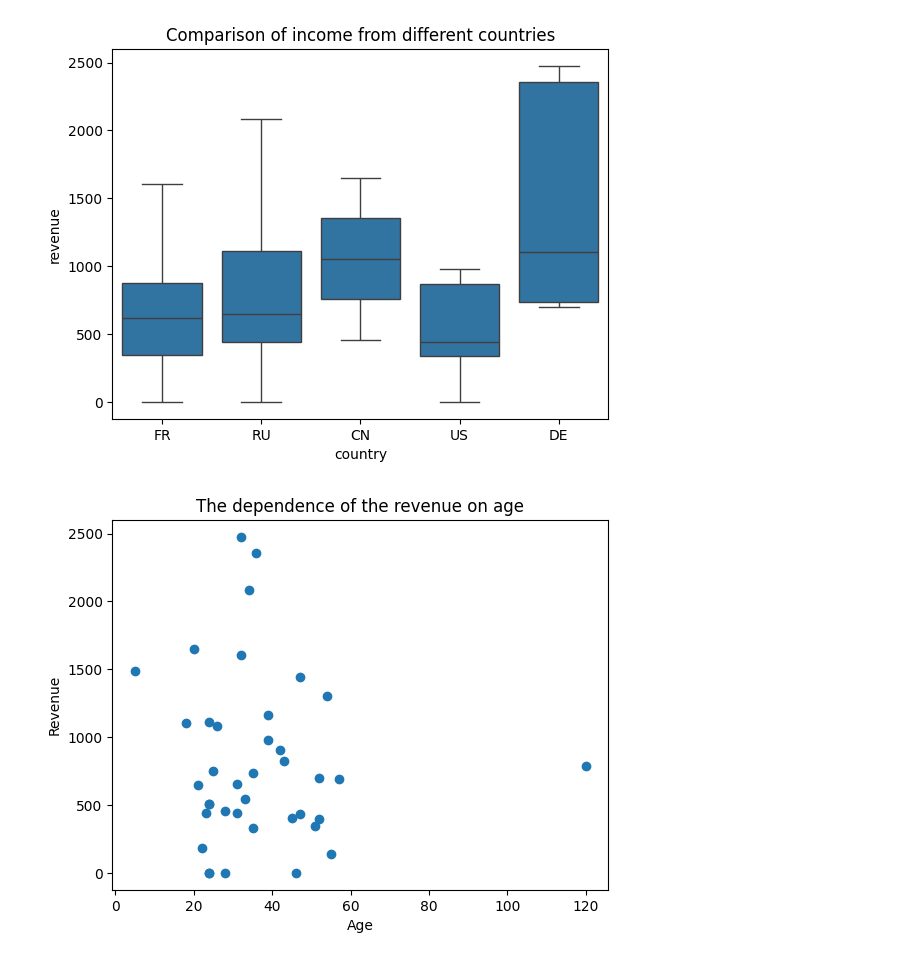
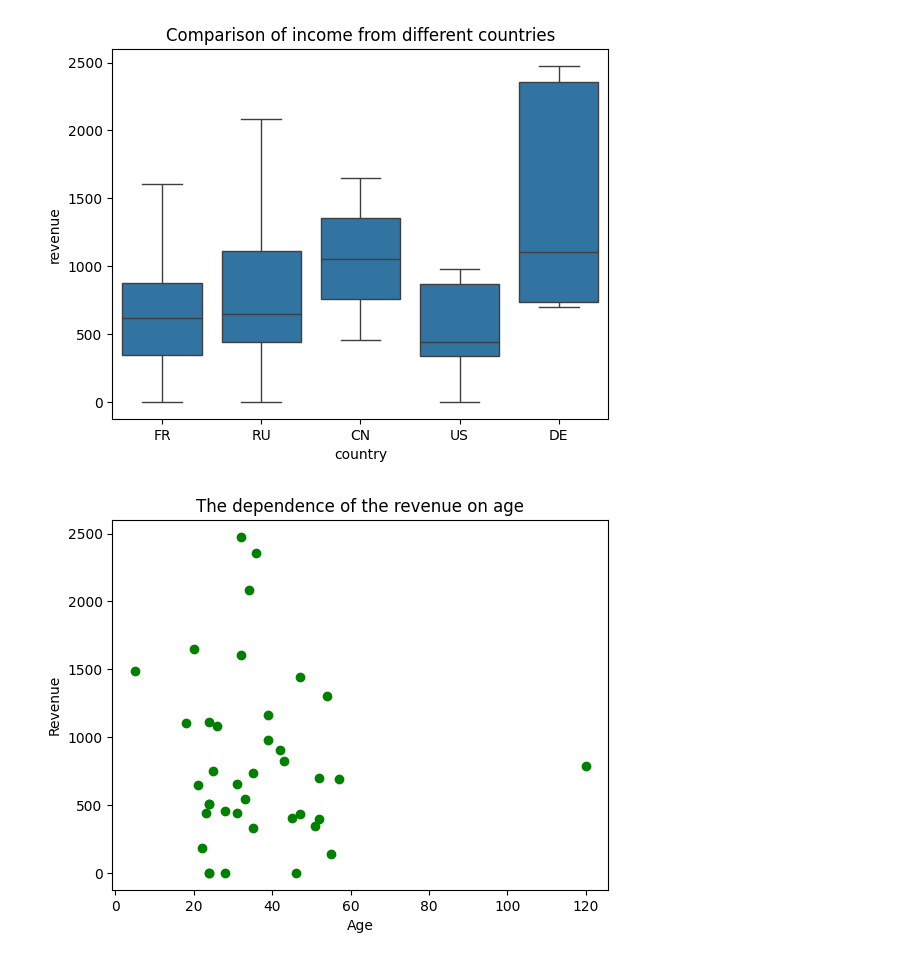
Before and after one commit to Dobriak-88/aie-group-2-work, a Jupyter notebook: homeworks/HW02/HW02.ipynb, the cells around one changed output. Saved outputs shown, nothing was run; the diff lists cells and outputs as text; code cells hidden in the pictures.

```diff
--- a/homeworks/HW02/HW02.ipynb
+++ b/homeworks/HW02/HW02.ipynb
@@ -164,10 +158,10 @@ plt.savefig("./figures/boxplot.png")
 # %% [output]
 [figure]
 # %%
-plt.scatter(x=df['age'],y=df['revenue'],label=("Age","Revenue"))
+plt.scatter(x=df['age'],y=df['revenue'], marker='o', c='g')
 plt.title("The dependence of the revenue on age")
 plt.xlabel("Age")
 plt.ylabel("Revenue")
 plt.savefig("./figures/scatter_plot.png")
 # %% [output]
-[figure, old version]
+[figure, new version]
```
Also changed, not shown: parts of 1 cell of this notebook, 2 other files.
